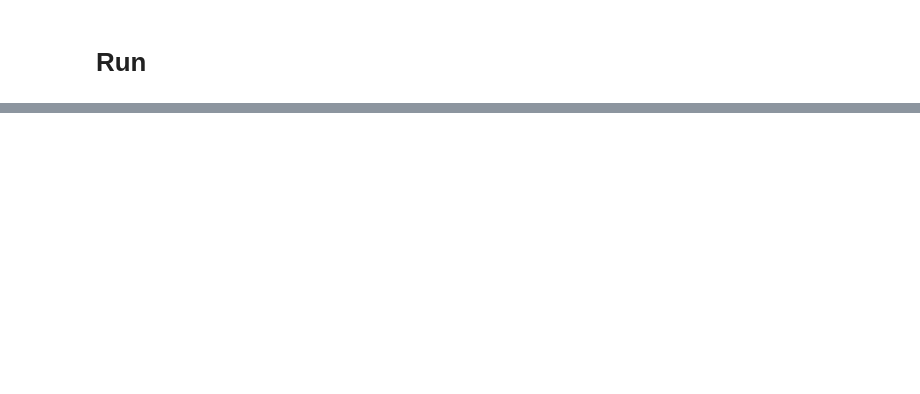
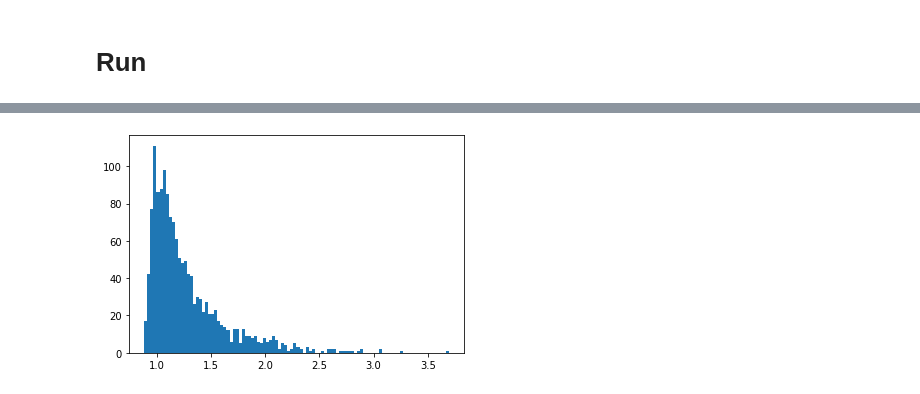
Before and after one commit to maalevo/MT_Experiments, a Jupyter notebook: LOF_v1.ipynb, the cells around one changed output, grey strips where cells are left out. Cells and saved outputs as stored; diff of their text form; code cells hidden in the pictures; blank space fills up the shorter version.

```diff
--- a/LOF_v1.ipynb
+++ b/LOF_v1.ipynb
@@ -191,2 +306,7 @@ Number of strings: 1478
+# %%
+plt.hist(lofs, 100)
+plt.show()
+# %% [output]
+[figure, added]
 # %%
 %reset
```
Also changed, not shown: parts of 14 cells of this notebook.
